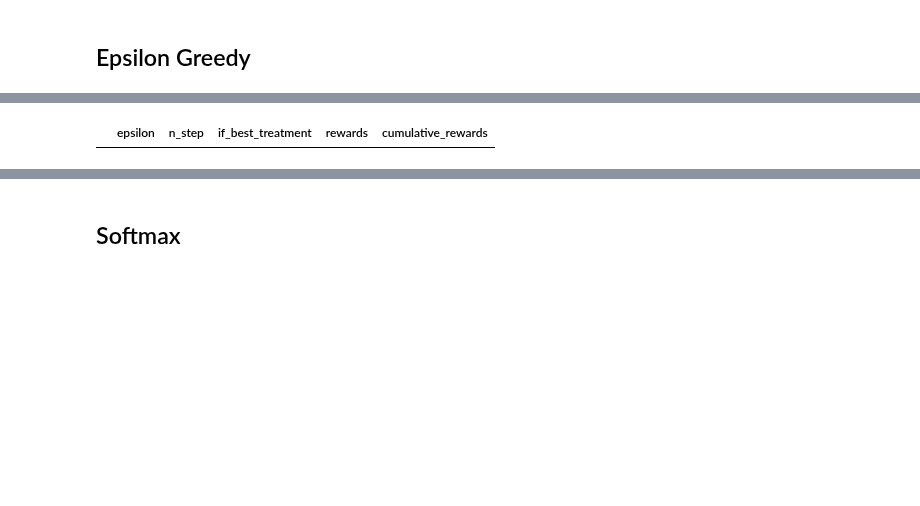
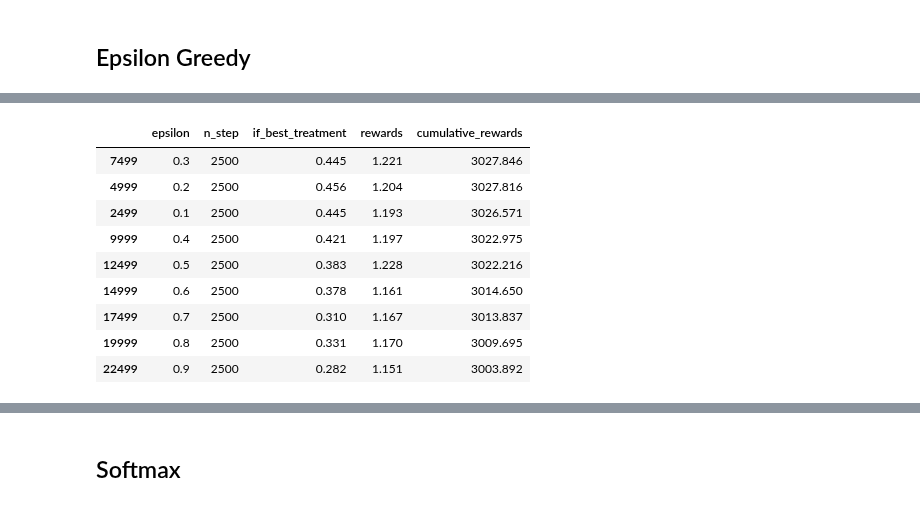
Before and after one commit to ruthkangyr/Clinical-Trials-MAB-Algorithms, a Jupyter notebook: Algorithm/Algorithms Tuning.ipynb, the cells around one changed output, grey strips where cells are left out. Cells and saved outputs as stored; diff of their text form; code cells hidden in the pictures; blank space fills up the shorter version.

```diff
--- a/Algorithm/Algorithms Tuning.ipynb
+++ b/Algorithm/Algorithms Tuning.ipynb
@@ -424,9 +339,9 @@ plt.style.use('ggplot')
 fig = plt.figure(figsize = (15, 10))
 ax = fig.add_subplot(111)
 
-for epsilon in results_plot_epsilon['epsilon'].unique():
-    results_epsilon = results_plot_epsilon[results_plot_epsilon['epsilon'] == epsilon]
-    ax.plot(results_epsilon['n_step'], results_epsilon['rewards'],label=str(epsilon))
+for epsilon in results_plot_epsilon_ber['epsilon'].unique():
+    results_epsilon_ber = results_plot_epsilon_ber[results_plot_epsilon_ber['epsilon'] == epsilon]
+    ax.plot(results_epsilon_ber['n_step'], results_epsilon_ber['rewards'],label=str(epsilon))
 
 plt.legend()
 plt.title("Average rewards at each time step")
@@ -440,9 +369,9 @@ plt.style.use('ggplot')
 fig = plt.figure(figsize = (15, 10))
 ax = fig.add_subplot(111)
 
-for epsilon in results_plot_epsilon['epsilon'].unique():
-    results_epsilon = results_plot_epsilon[results_plot_epsilon['epsilon'] == epsilon]
-    ax.plot(results_epsilon['n_step'], results_epsilon['cumulative_rewards'], label = str(epsilon))
+for epsilon in results_plot_epsilon_ber['epsilon'].unique():
+    results_epsilon_ber = results_plot_epsilon_ber[results_plot_epsilon_ber['epsilon'] == epsilon]
+    ax.plot(results_epsilon_ber['n_step'], results_epsilon_ber['cumulative_rewards'], label = str(epsilon))
 
 plt.legend()
 plt.title("Cumulative rewards at each step")
@@ -451,9 +383,9 @@ plt.title("Cumulative rewards at each step")
 # %%
 # Loop to simulate
 for epsilon in epsilon_values:
-    eg_algo = EpsilonGreedyCategorical(epsilon, [], [], [])
+    eg_algo = EpsilonGreedy(epsilon, [], [])
     eg_algo.initialize(n_arms)
-    results_epsilon = pd.DataFrame(test_algorithm_categorical(eg_algo, test_treatments_cat, no_of_simulations, no_of_steps)).transpose()
+    results_epsilon = pd.DataFrame(test_algorithm(eg_algo, test_treatments_cat, no_of_simulations, no_of_steps)).transpose()
     results_epsilon.columns = ["n_sim", "n_step", "chosen_treatment", "rewards", "cumulative_rewards"]
     results_epsilon["epsilon"] = epsilon
     all_results_epsilon_cat = pd.concat([all_results_epsilon_cat, results_epsilon])
@@ -476,4 +408,6 @@ all_results_epsilon_cat
 # %%
-all_results_epsilon_cat_new = all_results_epsilon_cat
-all_results_epsilon_cat_new['combined_cum_rewards'] = all_results_epsilon_cat_new['cumulative_rewards'].apply(lambda x: sum(x.values()))
-all_results_epsilon_cat_new
+# If chosen_treatment = to the treatment with highest click_probability, return 1 else 0
+all_results_epsilon_cat['if_best_treatment'] = np.where(all_results_epsilon_cat['chosen_treatment'] == success_probabilities_cat.index(max(success_probabilities_cat)), 1, 0)
+
+# Group by epsilon and n_step,
+results_plot_epsilon_cat = all_results_epsilon_cat.groupby(['epsilon', 'n_step'], as_index = False).aggregate({'if_best_treatment': lambda x: x.sum() / float(x.count()), "rewards":"mean", "cumulative_rewards":"mean"})
@@ -547,5 +461,14 @@ Text(0.5, 1.0, 'Average rewards at each time step')
 # %%
 # Determine the cumulative reward at 1000 time step
-results_plot_epsilon[results_plot_epsilon["n_step"] == 3000]
+results_plot_epsilon_cat[results_plot_epsilon_cat["n_step"] == 2500].sort_values(by=["cumulative_rewards"], ascending = False)
 # %% [output]
 |  | epsilon | n_step | if_best_treatment | rewards | cumulative_rewards |
+| 7499 | 0.3 | 2500 | 0.445 | 1.221 | 3027.846 |
+| 4999 | 0.2 | 2500 | 0.456 | 1.204 | 3027.816 |
+| 2499 | 0.1 | 2500 | 0.445 | 1.193 | 3026.571 |
+| 9999 | 0.4 | 2500 | 0.421 | 1.197 | 3022.975 |
+| 12499 | 0.5 | 2500 | 0.383 | 1.228 | 3022.216 |
+| 14999 | 0.6 | 2500 | 0.378 | 1.161 | 3014.650 |
+| 17499 | 0.7 | 2500 | 0.310 | 1.167 | 3013.837 |
+| 19999 | 0.8 | 2500 | 0.331 | 1.170 | 3009.695 |
+| 22499 | 0.9 | 2500 | 0.282 | 1.151 | 3003.892 |
```
Also changed, not shown: parts of 45 cells of this notebook, 3 other files.
